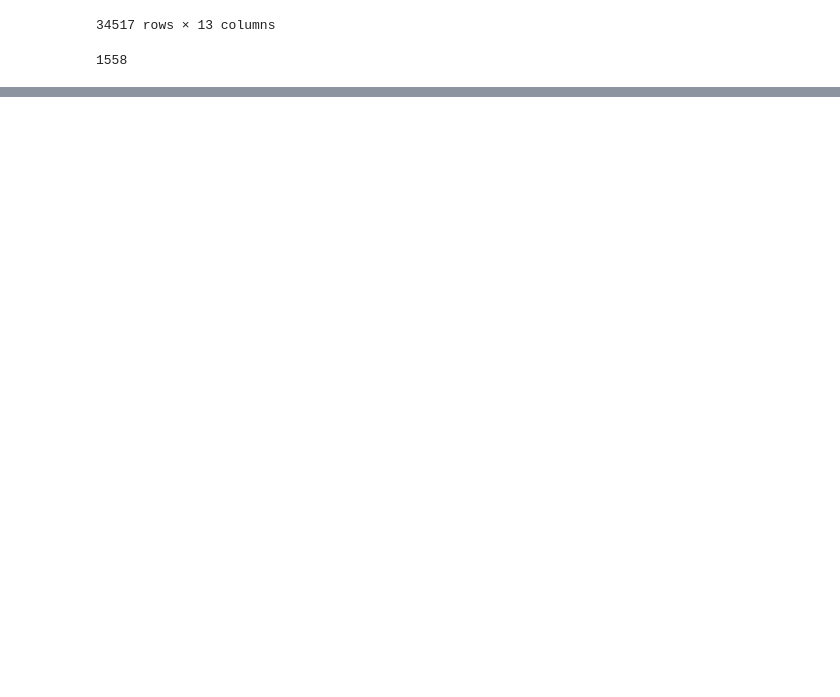
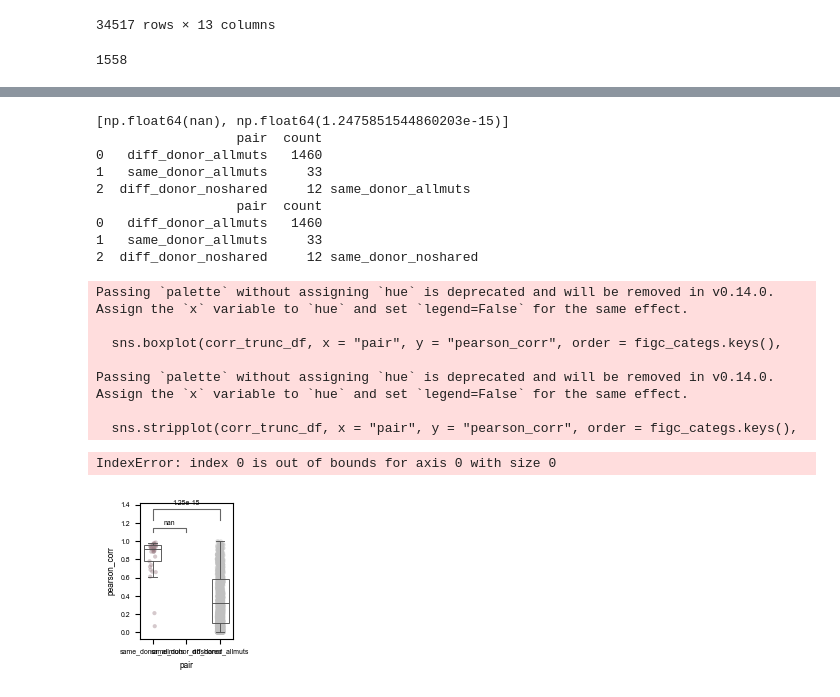
Before and after one commit to bbglab/normal_bladder_paper, a Jupyter notebook: extended/extended6/ExtendedFigure6.ipynb, the cells around one changed output, grey strips where cells are left out. Cells and saved outputs as stored; diff of their text form; code cells hidden in the pictures; blank space fills up the shorter version.

```diff
--- a/extended/extended6/ExtendedFigure6.ipynb
+++ b/extended/extended6/ExtendedFigure6.ipynb
@@ -759,0 +696,69 @@ plt.savefig(f"{save_dir}/extFig6c_truncating.pdf", dpi = 300, bbox_inches = 'tig
+# %%
+# truncating omegas
+
+fig, axs = plt.subplots(1, 1, figsize = (1.2, 1.759))
+sns.boxplot(corr_trunc_df, x = "pair", y = "pearson_corr", order = figc_categs.keys(),
+            showfliers = False, palette = figc_colors, width = 0.5, saturation = 1, linewidth=0.65,
+            ax = axs, boxprops = dict(facecolor = 'none'))
+sns.stripplot(corr_trunc_df, x = "pair", y = "pearson_corr", order = figc_categs.keys(),
+            palette = figc_colors, alpha = 0.4, jitter = 0.1, zorder = 0, size = 3, ax = axs)
+
+pvals = []
+_, pval = mannwhitneyu(corr_trunc_df.loc[corr_trunc_df["pair"] == "same_donor_allmuts"]["pearson_corr"],
+                        corr_trunc_df.loc[corr_trunc_df["pair"] == "same_donor_noshared"]["pearson_corr"],
+                        nan_policy = "omit")
+pvals.append(pval)
+_, pval = mannwhitneyu(corr_trunc_df.loc[corr_trunc_df["pair"] == "same_donor_allmuts"]["pearson_corr"],
+                        corr_trunc_df.loc[corr_trunc_df["pair"] == "diff_donor_allmuts"]["pearson_corr"],
+                        nan_policy = "omit")
+pvals.append(pval)
+print(pvals)
+
+for i, pval in enumerate(pvals):
+
+    h = 0.05+i/15
+    y = corr_trunc_df["pearson_corr"].max()+h
+    axs.plot([0, 0, i+1, i+1], [y+h, y+2*h, y+2*h, y+h], lw = 0.8, c = "0.4")
+    sig_text = format(pval, ".2e")
+    axs.text(0.5+i/2, y+h+0.05+i/12+y/50, sig_text, ha='center', va='bottom', fontsize=plots_general_config["annots_fontsize"])
+
+figc_categs = {"same_donor_allmuts": "Same\ndonor",
+            "same_donor_noshared": "Same\ndonor\n(no shared)",
+            "diff_donor_allmuts": "Different\ndonor" # this are only trigone-dome pairs
+            }
+n_counts = corr_trunc_df[["pair", "pearson_corr"]].dropna()["pair"].value_counts(dropna = True).reset_index(name = "count")
+for categ in figc_categs:
+    print(n_counts, categ)
+    n = n_counts.loc[n_counts["pair"] == categ]["count"].values[0]
+    figc_categs[categ] = f'{figc_categs[categ]}\n(N={n})'
+
+
+axs.set_xticklabels(figc_categs.values(), fontsize = plots_general_config["xyticks_fontsize"])
+axs.set_yticks([0, 0.25, 0.5, 0.75, 1])
+axs.set_yticklabels([], fontsize = plots_general_config["xyticks_fontsize"])
+axs.tick_params(axis='y', labelsize = plots_general_config["xyticks_fontsize"])
+axs.set_xlabel("")
+axs.set_title("Truncating dN/dS\n", fontsize = plots_general_config["xylabel_fontsize"])
+axs.set_ylabel("", fontsize = plots_general_config["ylabel_fontsize"])
+axs.spines['top'].set_visible(False)
+axs.spines['right'].set_visible(False)
+plt.savefig(f"{save_dir}/extFig6c_truncating.pdf", dpi = 300, bbox_inches = 'tight')
+# %% [output]
+[np.float64(nan), np.float64(1.2475851544860203e-15)]
+                  pair  count
+0   diff_donor_allmuts   1460
+1   same_donor_allmuts     33
+2  diff_donor_noshared     12 same_donor_allmuts
+                  pair  count
+0   diff_donor_allmuts   1460
+1   same_donor_allmuts     33
+2  diff_donor_noshared     12 same_donor_noshared
+Passing `palette` without assigning `hue` is deprecated and will be removed in v0.14.0. Assign the `x` variable to `hue` and set `legend=False` for the same effect.
+
+  sns.boxplot(corr_trunc_df, x = "pair", y = "pearson_corr", order = figc_categs.keys(),
+
+Passing `palette` without assigning `hue` is deprecated and will be removed in v0.14.0. Assign the `x` variable to `hue` and set `legend=False` for the same effect.
+
+  sns.stripplot(corr_trunc_df, x = "pair", y = "pearson_corr", order = figc_categs.keys(),
+IndexError: index 0 is out of bounds for axis 0 with size 0
+[figure, added]
```
Also changed, not shown: parts of 10 cells of this notebook, 23 other files.
